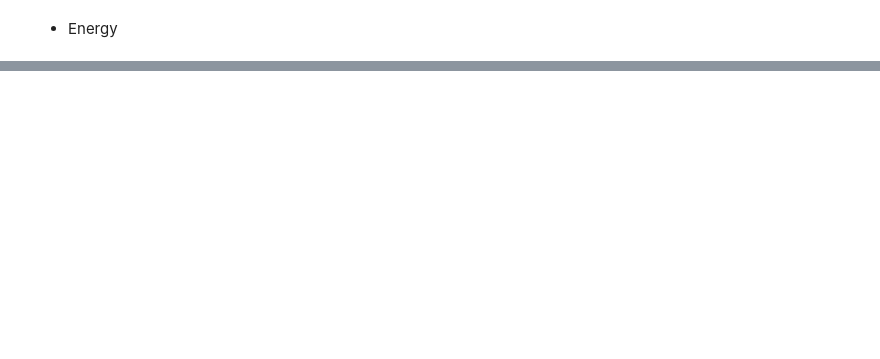
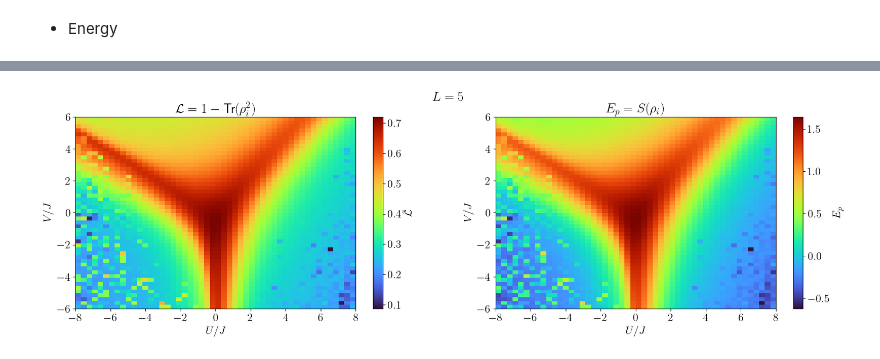
Before and after one commit to FelipePicoli/Extended_Hubbard_Model, a Jupyter notebook: notebooks/EHM_phase_diagram.ipynb, the cells around one changed output, grey strips where cells are left out. Cells and saved outputs as stored; diff of their text form; code cells hidden in the pictures; blank space fills up the shorter version.

Commit message:
single-site-entanglement

```diff
--- a/notebooks/EHM_phase_diagram.ipynb
+++ b/notebooks/EHM_phase_diagram.ipynb
@@ -155,0 +151,73 @@ for L in Ls:
+# %%
+magnetization = np.zeros((N_Points, N_Points, L))
+charge_density = np.zeros((N_Points, N_Points, L))
+
+magnetization, charge_density, doublons, _, E_p,  U_vals, V_vals = load_data(L, U_max, V_max, N_Points)
+
+nup = (magnetization + charge_density) / 2
+ndn = -(magnetization - charge_density) / 2
+
+avg_linear_entropy = np.zeros((N_Points, N_Points))
+
+for i, U_f in enumerate(U_vals):
+    for j, V_f in enumerate(V_vals):
+
+        # print(f"(U, V) = ({U_f}, {V_f})")
+
+        nupdn_k = doublons[i, j]
+        nup_k = nup[i, j]
+        ndn_k = ndn[i, j]
+
+        linear_entropy_k = np.zeros(L)
+
+        for k in range(L):
+
+            w_2 = nupdn_k[k]
+            w_up = nup_k[k] - w_2
+            w_dn = ndn_k[k] - w_2
+            w_0 = 1 - w_up - w_dn - w_2
+
+            # print(f"w_2 = {w_2}")
+            # print(f"w_up = {w_up}")
+            # print(f"w_dn = {w_dn}")
+            # print(f"w_0 = {w_0}")
+
+            # print(f"Tr(rho^2) = {(w_2**2 + w_up**2 + w_dn**2 + w_0**2)}")
+
+            linear_entropy_k[k]  = 1 - (w_2**2 + w_up**2 + w_dn**2 + w_0**2)
+
+        avg_linear_entropy[i, j] = np.mean(linear_entropy_k)
+
+print(avg_linear_entropy)
+
+# Create a figure with two subplots
+fig, ax1 = plt.subplots(1, 2, figsize=(20, 5))
+plt.suptitle(f"$L = {L}$")
+
+# Shared colorbar normalization - thanks chatgpt
+# vmin = min(np.min(linear_entropy), np.min(E_p))
+# vmax = max(np.max(linear_entropy), np.max(E_p))
+
+U_min = -U_max
+V_min = -V_max
+
+
+im0 = ax1[0].imshow(avg_linear_entropy, origin="lower", extent=[U_min, U_max, V_min, V_max], aspect="auto", cmap="turbo") # , vmin=vmin, vmax=vmax)
+fig.colorbar(im0, ax = ax1[0], orientation='vertical', shrink=1.0, label=r"$\bar{\mathcal{L}}$")
+
+im1 = ax1[1].imshow(L//2 * E_p - np.log2(L//2), origin="lower", extent=[U_min, U_max, V_min, V_max], aspect="auto", cmap="turbo") # , vmin=vmin, vmax=vmax)
+fig.colorbar(im1, ax = ax1[1], orientation='vertical', shrink=1.0, label=r"$E_p$")
+
+# bar = plt.colorbar(im0, orientation='vertical', shrink=0.8, label=r"$E_p$")
+ax1[0].set_xlabel(r"$U / J$")
+ax1[0].set_ylabel(r"$V / J$")
+
+ax1[1].set_xlabel(r"$U / J$")
+ax1[1].set_ylabel(r"$V / J$")
+
+ax1[0].set_title(r"$\mathcal{L} = 1 - \text{Tr}(\rho_i^2)$")
+ax1[1].set_title(r"$E_p = S(\rho_i)$")
+
+# fig.savefig(f"{figures_path}/{model}_{exec}/entanglement_entropy_1_RDM={L}.png", dpi=100, bbox_inches='tight')
+plt.show()
+# %% [output]
@@ -155,0 +231 @@ for L in Ls:
+[figure, added]
```
Also changed, not shown: parts of 6 cells of this notebook, 24 other files.
